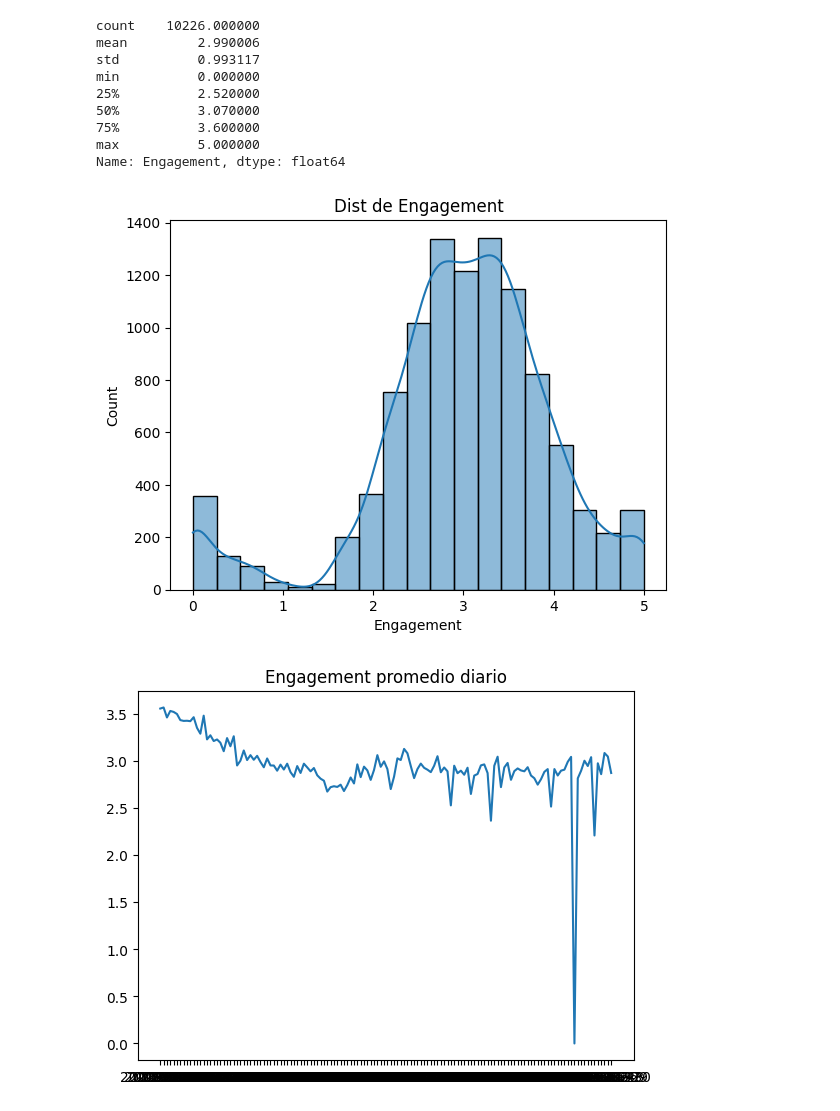
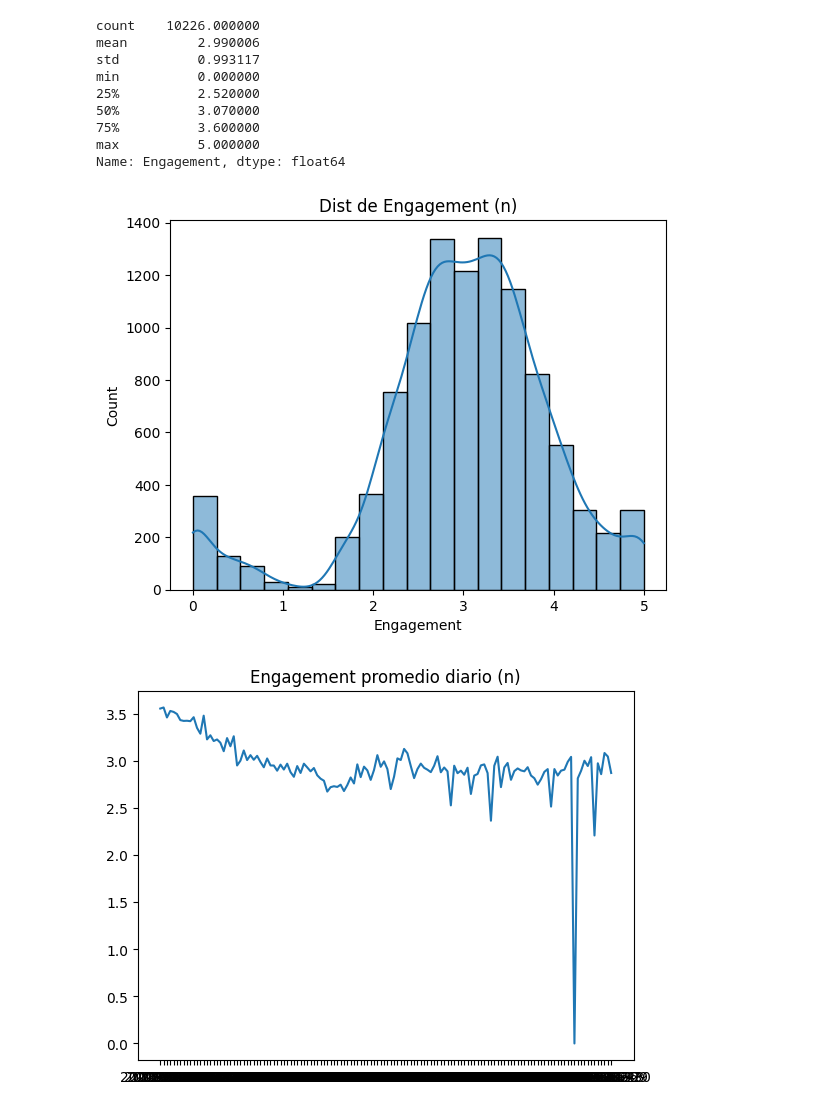
Before and after one commit to Gusty5/project_globant, a Jupyter notebook: notebooks/EDA_no_leaders.ipynb, the cells around one changed output. Cells and saved outputs as stored; diff of their text form; code cells hidden in the pictures.

```diff
--- a/notebooks/EDA_no_leaders.ipynb
+++ b/notebooks/EDA_no_leaders.ipynb
@@ -25,18 +25,18 @@ max          5.000000
 Name: Engagement, dtype: float64
 # %%
 sns.histplot(data_n['Engagement'], bins=19, kde=True)
-plt.title("Dist de Engagement")
+plt.title("Dist de Engagement (n)")
 plt.show()
 # %% [output]
-[figure, old version]
+[figure, new version]
 # %%
 # Promedio diario por fecha
 eng = (data_n.groupby('DateDT')['Engagement'].mean().reset_index())
 
 plt.plot(eng['DateDT'], eng['Engagement'])
-plt.title("Engagement promedio diario")
+plt.title("Engagement promedio diario (n)")
 plt.show()
 # %% [output]
-[figure, old version]
+[figure, new version]
 # %%
 sns.boxplot(y="Email Leader", x='Engagement', data=data_n)
```
Also changed, not shown: parts of 8 cells of this notebook.
